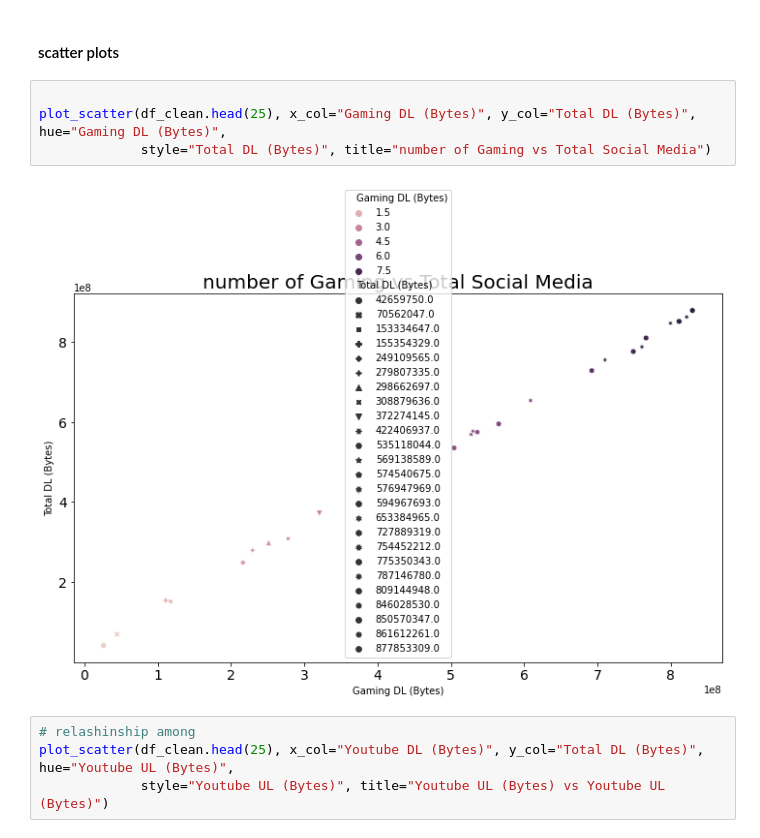
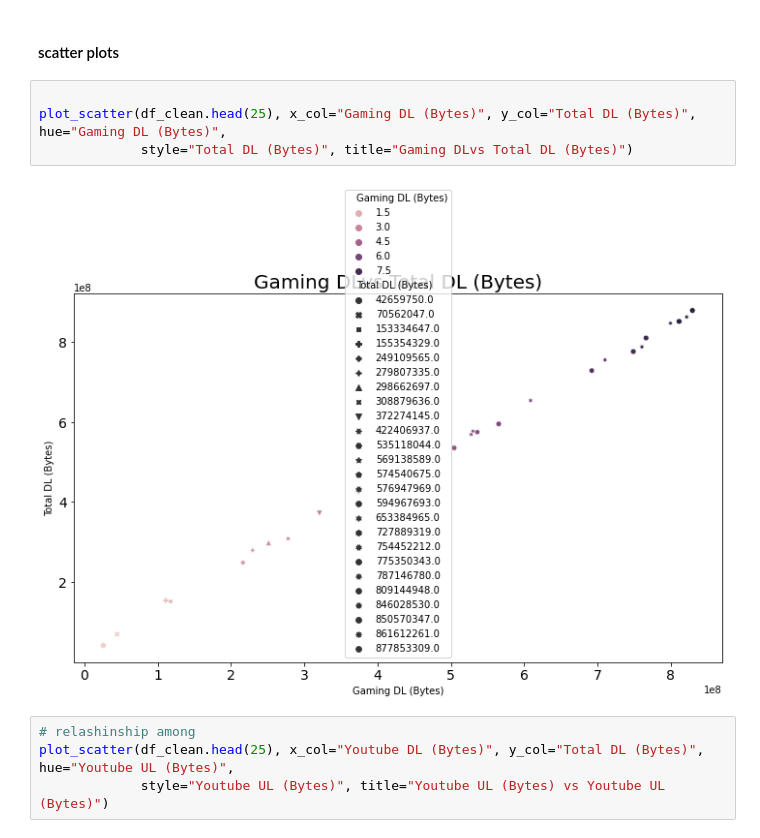
Before and after one commit to ekubay/Telecom-Data-Analysis, a Jupyter notebook: notebooks/Data_Exploration.ipynb, the cells around one changed output. Drawn from its saved outputs; the diff is of its cells as text.

```diff
--- a/notebooks/Data_Exploration.ipynb
+++ b/notebooks/Data_Exploration.ipynb
@@ -663,9 +681,9 @@ This analysis that mainly done on two or more columns where we look for relation
 # %%
 
 plot_scatter(df_clean.head(25), x_col="Gaming DL (Bytes)", y_col="Total DL (Bytes)", hue="Gaming DL (Bytes)",
-             style="Total DL (Bytes)", title="number of Gaming vs Total Social Media")
+             style="Total DL (Bytes)", title="Gaming DLvs Total DL (Bytes)")
 # %% [output]
-[figure, old version]
+[figure, new version]
 # %%
 # relashinship among
 plot_scatter(df_clean.head(25), x_col="Youtube DL (Bytes)", y_col="Total DL (Bytes)", hue="Youtube UL (Bytes)",
```
Also changed, not shown: parts of 8 cells of this notebook.
